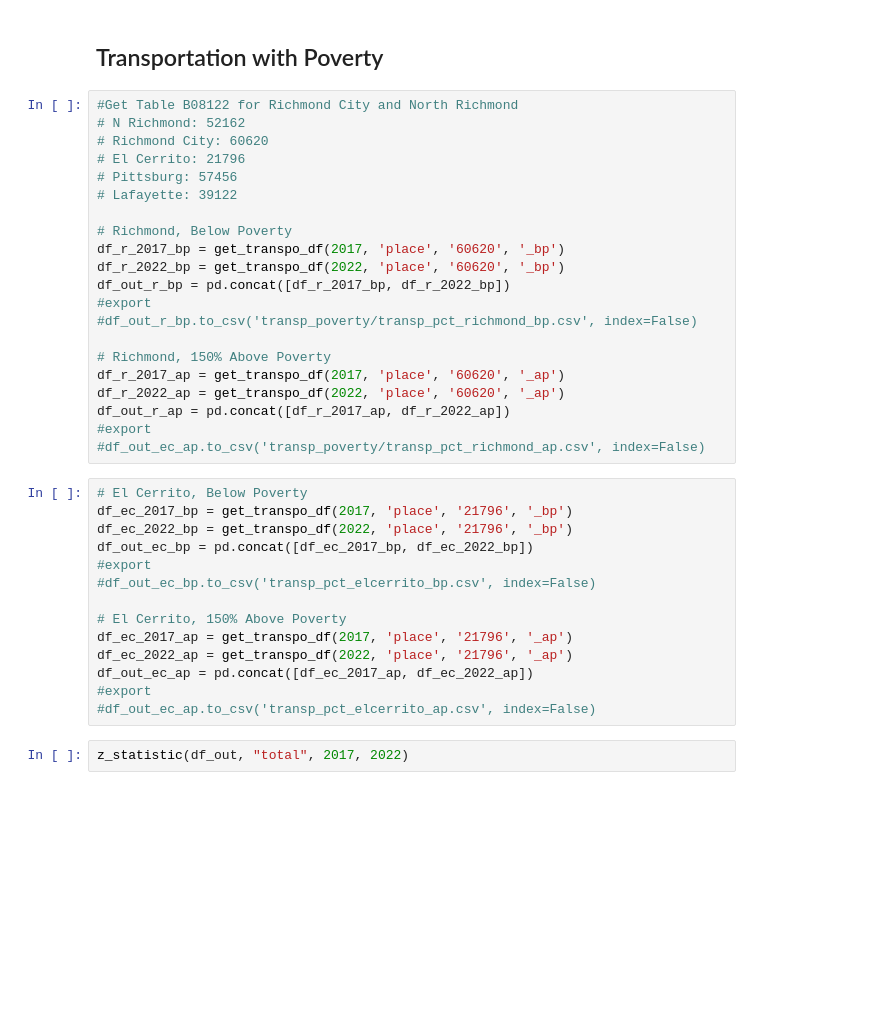
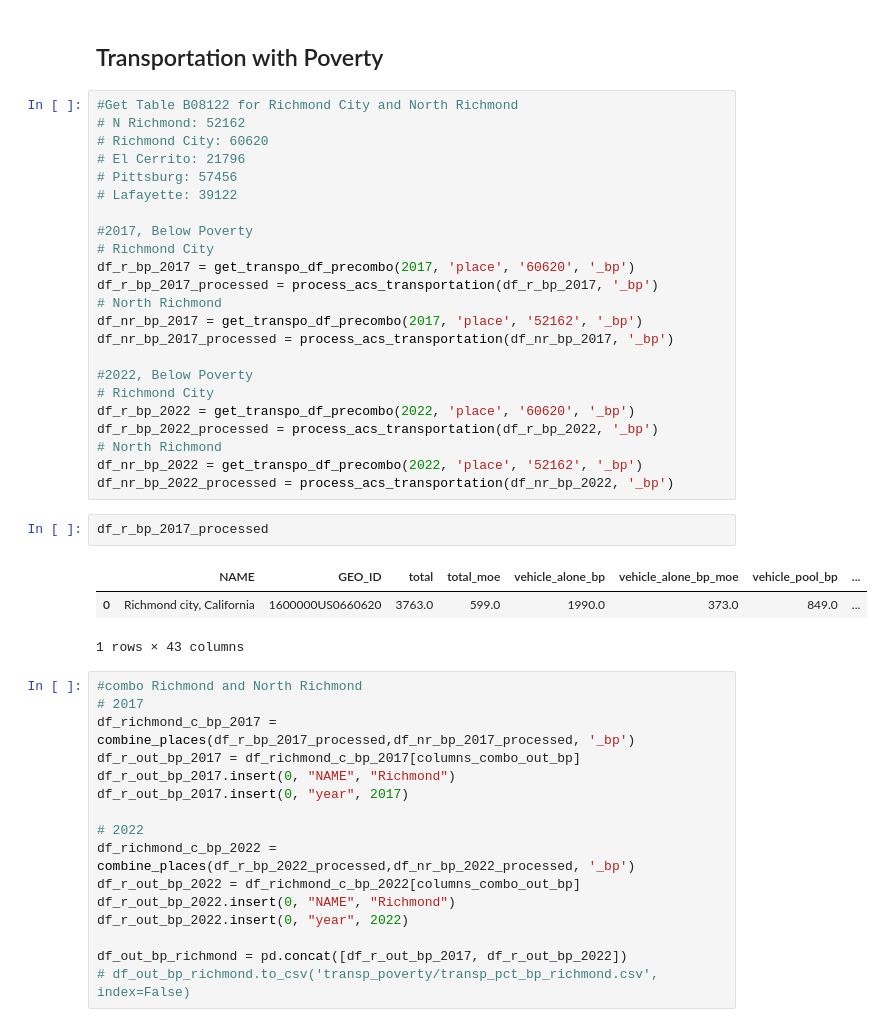
Before and after one commit to mbecica/richmond-trends, a Jupyter notebook: Transportation-and-poverty.ipynb, the cells around one changed output. Saved outputs shown, nothing was run; the diff lists cells and outputs as text; blank space fills up the shorter version.

```diff
--- a/Transportation-and-poverty.ipynb
+++ b/Transportation-and-poverty.ipynb
@@ -465,32 +477,40 @@ df_out_la.to_csv('transp_poverty/transp_pct_lafayette.csv', index=False)
 # Pittsburg: 57456
 # Lafayette: 39122
 
-# Richmond, Below Poverty
-df_r_2017_bp = get_transpo_df(2017, 'place', '60620', '_bp')
-df_r_2022_bp = get_transpo_df(2022, 'place', '60620', '_bp')
-df_out_r_bp = pd.concat([df_r_2017_bp, df_r_2022_bp])
-#export
-#df_out_r_bp.to_csv('transp_poverty/transp_pct_richmond_bp.csv', index=False)
+#2017, Below Poverty
+# Richmond City
+df_r_bp_2017 = get_transpo_df_precombo(2017, 'place', '60620', '_bp')
+df_r_bp_2017_processed = process_acs_transportation(df_r_bp_2017, '_bp')
+# North Richmond
+df_nr_bp_2017 = get_transpo_df_precombo(2017, 'place', '52162', '_bp')
+df_nr_bp_2017_processed = process_acs_transportation(df_nr_bp_2017, '_bp')
 
-# Richmond, 150% Above Poverty
-df_r_2017_ap = get_transpo_df(2017, 'place', '60620', '_ap')
-df_r_2022_ap = get_transpo_df(2022, 'place', '60620', '_ap')
-df_out_r_ap = pd.concat([df_r_2017_ap, df_r_2022_ap])
-#export
-#df_out_ec_ap.to_csv('transp_poverty/transp_pct_richmond_ap.csv', index=False)
+#2022, Below Poverty
+# Richmond City
+df_r_bp_2022 = get_transpo_df_precombo(2022, 'place', '60620', '_bp')
+df_r_bp_2022_processed = process_acs_transportation(df_r_bp_2022, '_bp')
+# North Richmond
+df_nr_bp_2022 = get_transpo_df_precombo(2022, 'place', '52162', '_bp')
+df_nr_bp_2022_processed = process_acs_transportation(df_nr_bp_2022, '_bp')
-# %%
-# El Cerrito, Below Poverty
-df_ec_2017_bp = get_transpo_df(2017, 'place', '21796', '_bp')
-df_ec_2022_bp = get_transpo_df(2022, 'place', '21796', '_bp')
-df_out_ec_bp = pd.concat([df_ec_2017_bp, df_ec_2022_bp])
-#export
-#df_out_ec_bp.to_csv('transp_pct_elcerrito_bp.csv', index=False)
-
-# El Cerrito, 150% Above Poverty
-df_ec_2017_ap = get_transpo_df(2017, 'place', '21796', '_ap')
-df_ec_2022_ap = get_transpo_df(2022, 'place', '21796', '_ap')
-df_out_ec_ap = pd.concat([df_ec_2017_ap, df_ec_2022_ap])
-#export
-#df_out_ec_ap.to_csv('transp_pct_elcerrito_ap.csv', index=False)
-# %%
-z_statistic(df_out, "total", 2017, 2022)
+# %%
+df_r_bp_2017_processed
+# %% [output]
+|  | NAME | GEO_ID | total | total_moe | vehicle_alone_bp | vehicle_alone_bp_moe | vehicle_pool_bp | ... |
+| 0 | Richmond city, California | 1600000US0660620 | 3763.0 | 599.0 | 1990.0 | 373.0 | 849.0 | ... |
+1 rows × 43 columns
+# %%
+#combo Richmond and North Richmond
+# 2017
+df_richmond_c_bp_2017 = combine_places(df_r_bp_2017_processed,df_nr_bp_2017_processed, '_bp')
+df_r_out_bp_2017 = df_richmond_c_bp_2017[columns_combo_out_bp]
+df_r_out_bp_2017.insert(0, "NAME", "Richmond")
+df_r_out_bp_2017.insert(0, "year", 2017)
+
+# 2022
+df_richmond_c_bp_2022 = combine_places(df_r_bp_2022_processed,df_nr_bp_2022_processed, '_bp')
+df_r_out_bp_2022 = df_richmond_c_bp_2022[columns_combo_out_bp]
+df_r_out_bp_2022.insert(0, "NAME", "Richmond")
+df_r_out_bp_2022.insert(0, "year", 2022)
+
+df_out_bp_richmond = pd.concat([df_r_out_bp_2017, df_r_out_bp_2022])
+# df_out_bp_richmond.to_csv('transp_poverty/transp_pct_bp_richmond.csv', index=False)
```
Also changed, not shown: parts of 8 cells of this notebook, 2 other files.
